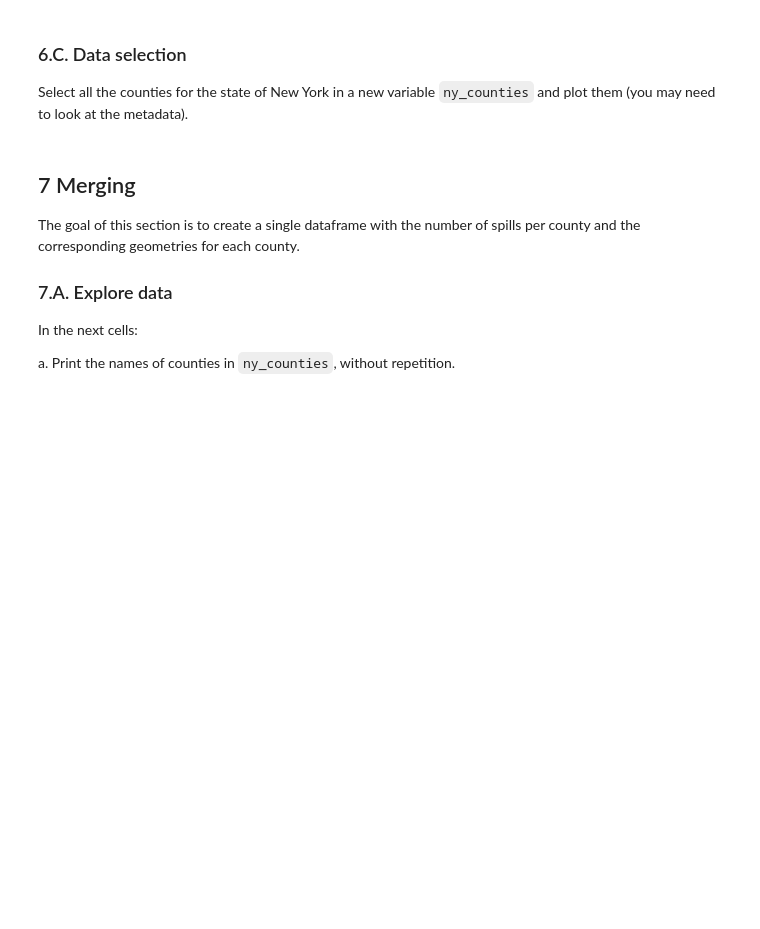
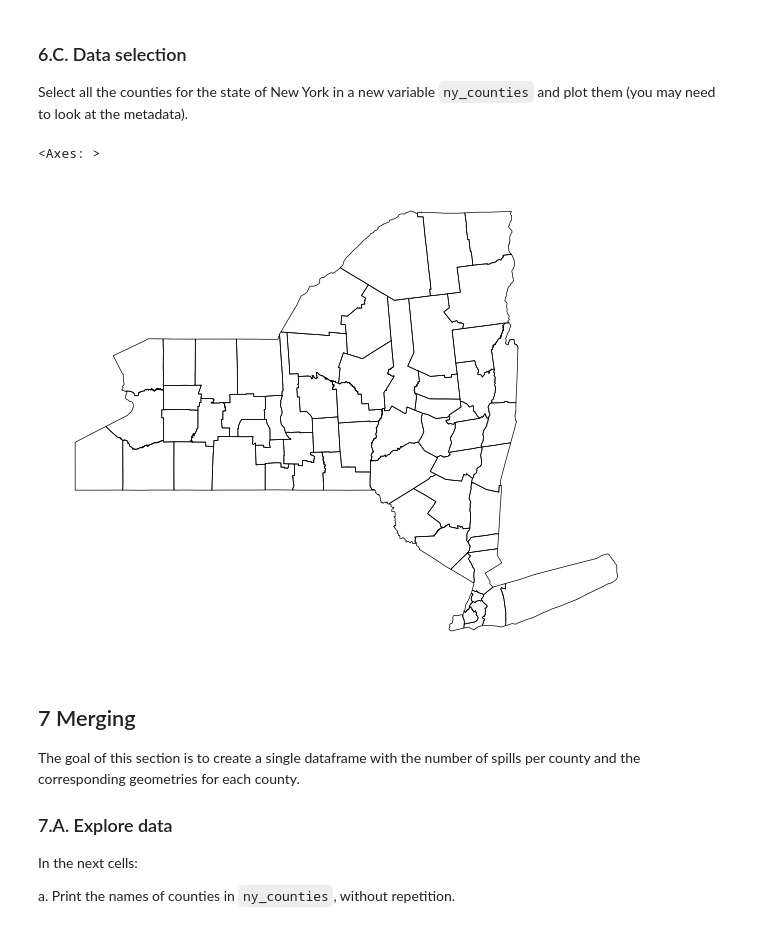
Before and after one commit to willrmull/eds220-hwk3, a Jupyter notebook: hwk3-task1-spills.ipynb, the cells around one changed output. Saved outputs shown, nothing was run; the diff lists cells and outputs as text; code cells hidden in the pictures; blank space fills up the shorter version.

```diff
--- a/hwk3-task1-spills.ipynb
+++ b/hwk3-task1-spills.ipynb
@@ -297,6 +391,25 @@ Simplify column names as needed.
 ### 6.C. Data selection
 
 Select all the counties for the state of New York in a new variable `ny_counties` and plot them (you may need to look at the metadata).
+# %%
+# Filter dataframe for
+ny_counties = counties.loc[counties.statefp == '36', ['name', 'geometry']]
+
+# Plot the geo-dataframe
+fig, ax = plt.subplots(figsize=(8, 6))
+
+# Remove the axis for a cleaner map
+ax.axis('off')
+
+ny_counties.plot(
+    ax=ax,
+    edgecolor='black',
+    color = 'none',
+    linewidth=0.5
+)
+# %% [output]
+<Axes: >
+[figure, added]
 # %% [markdown]
 <!-- END QUESTION -->
 
```
Also changed, not shown: parts of 12 cells of this notebook.
